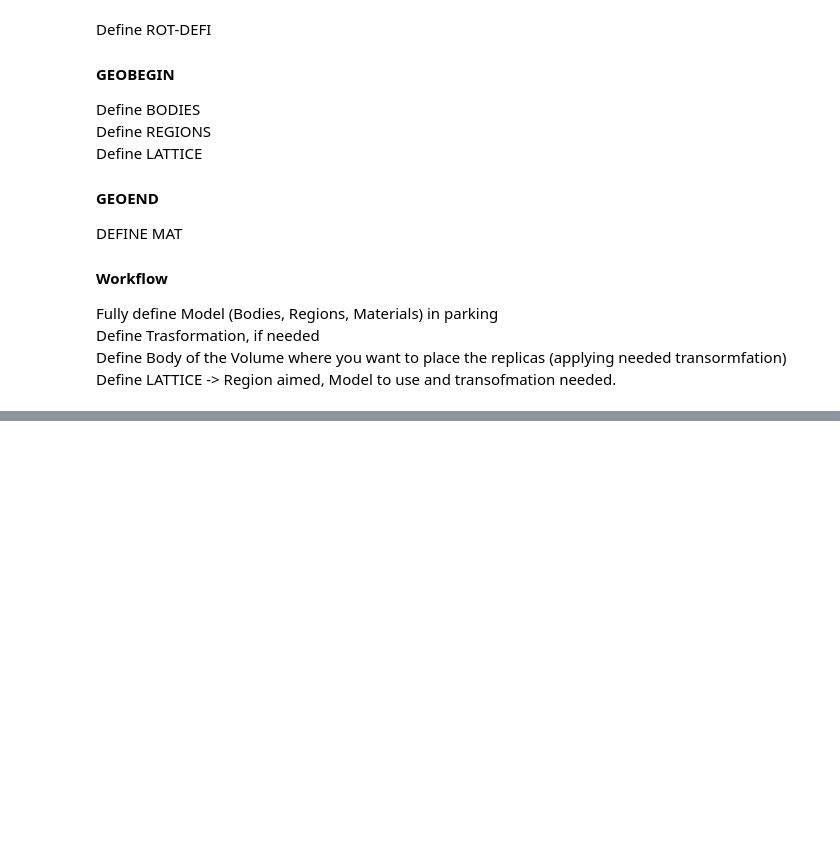
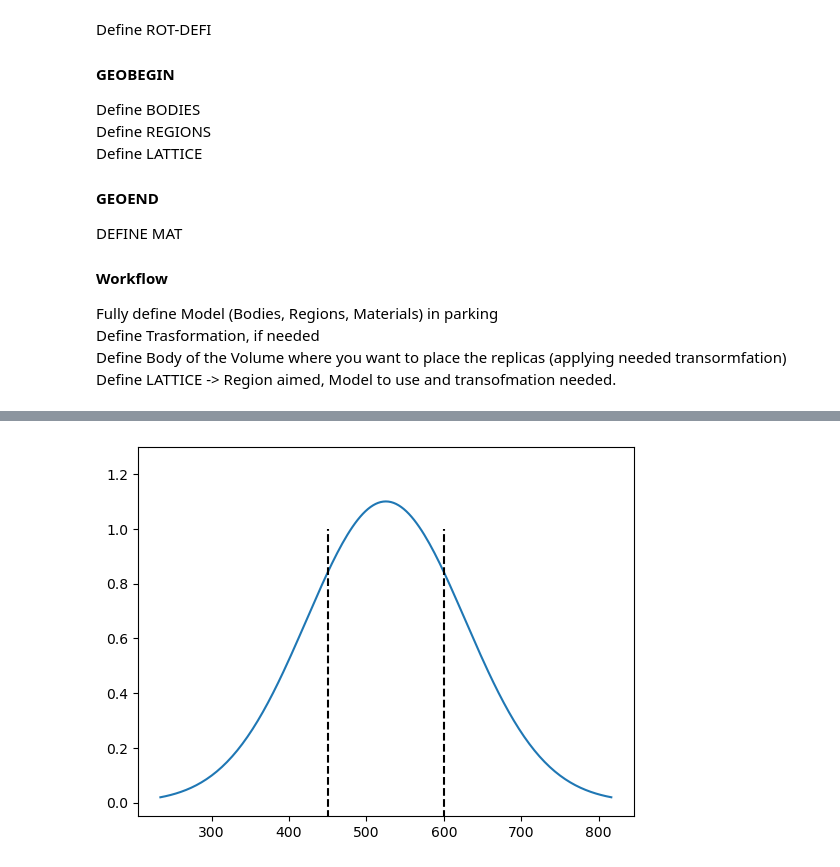
Before and after one commit to JulienHIEGEL/ESSnuSB---Target-Station, a Jupyter notebook: Generation_Target_Station.ipynb, the cells around one changed output, grey strips where cells are left out. Cells and saved outputs as stored; diff of their text form; code cells hidden in the pictures; blank space fills up the shorter version.

```diff
--- a/Generation_Target_Station.ipynb
+++ b/Generation_Target_Station.ipynb
@@ -118,0 +213,23 @@ Define LATTICE -> Region aimed, Model to use and transofmation needed.
+# %%
+mu = 525
+sigma = 41
+A = 1.1
+y = gauss(x_fit1540 * 100, mu, sigma, A)
+
+x = (x_fit1540) * 100
+
+x *= 2.5
+x -= 787.5
+
+plt.figure()
+
+plt.plot(x, y)
+
+plt.plot([x.mean() - 0.75*100, x.mean() - 0.75*100], [-1, 1], 'k--')
+plt.plot([x.mean() + 0.75*100, x.mean() + 0.75*100], [-1, 1], 'k--')
+
+plt.ylim(-0.05, 1.3)
+
+plt.show()
+# %% [output]
+[figure, added]
```
Also changed, not shown: parts of 6 cells of this notebook, 20 other files.
